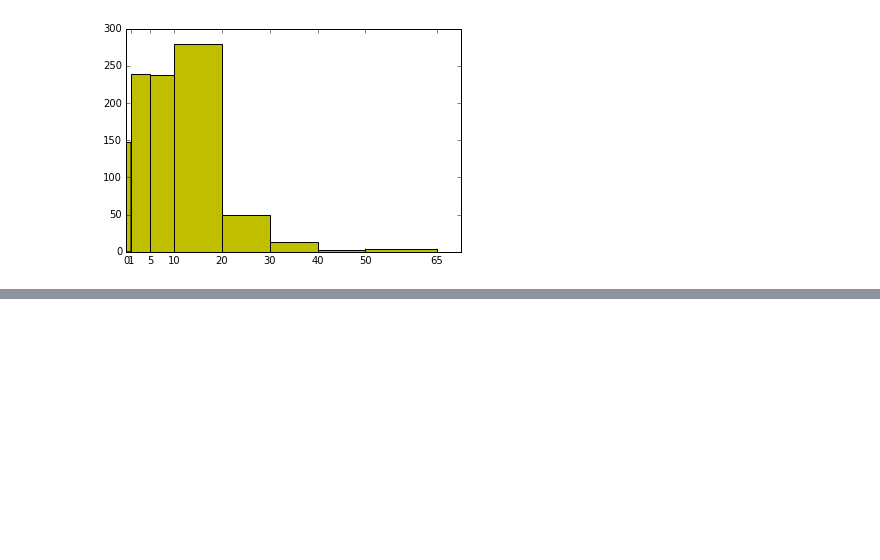
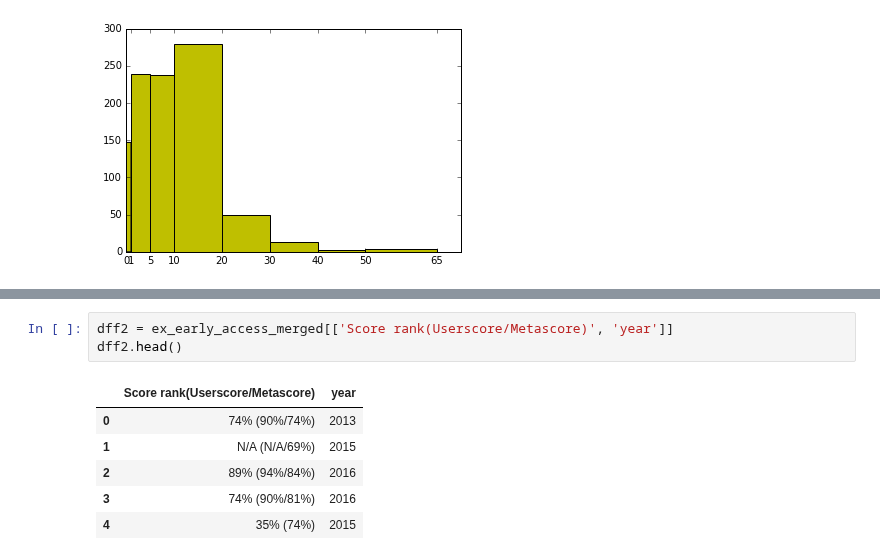
Before and after one commit to UNCG-CSE/SteamConnect, a Jupyter notebook: code/early_access_sorting.ipynb, the cells around one changed output, grey strips where cells are left out. Cells and saved outputs as stored; diff of their text form; blank space fills up the shorter version.

```diff
--- a/code/early_access_sorting.ipynb
+++ b/code/early_access_sorting.ipynb
@@ -155,0 +166,10 @@ plt.show()
+# %%
+dff2 = ex_early_access_merged[['Score rank(Userscore/Metascore)', 'year']]
+dff2.head()
+# %% [output]
+|  | Score rank(Userscore/Metascore) | year |
+| 0 | 74% (90%/74%) | 2013 |
+| 1 | N/A (N/A/69%) | 2015 |
+| 2 | 89% (94%/84%) | 2016 |
+| 3 | 74% (90%/81%) | 2016 |
+| 4 | 35% (74%) | 2015 |
```
Also changed, not shown: parts of 3 cells of this notebook.
